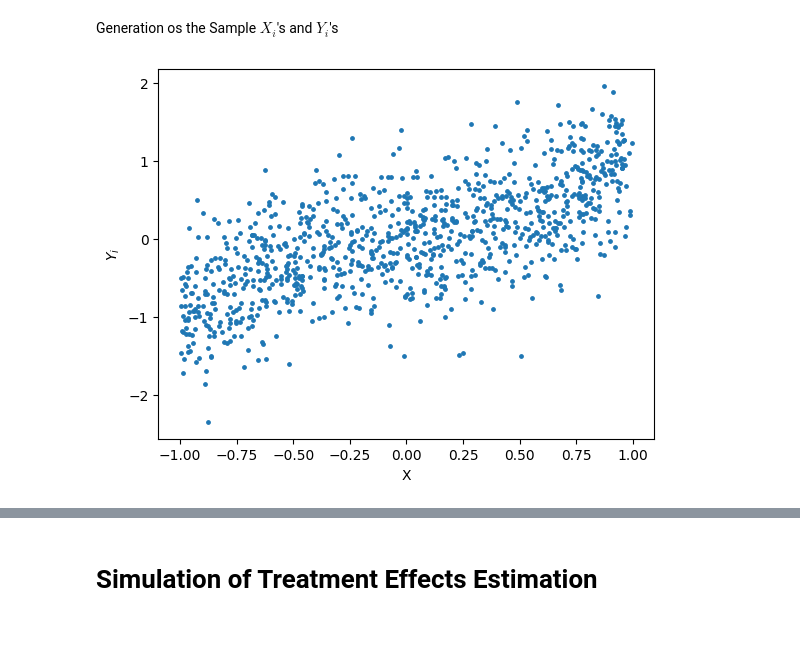
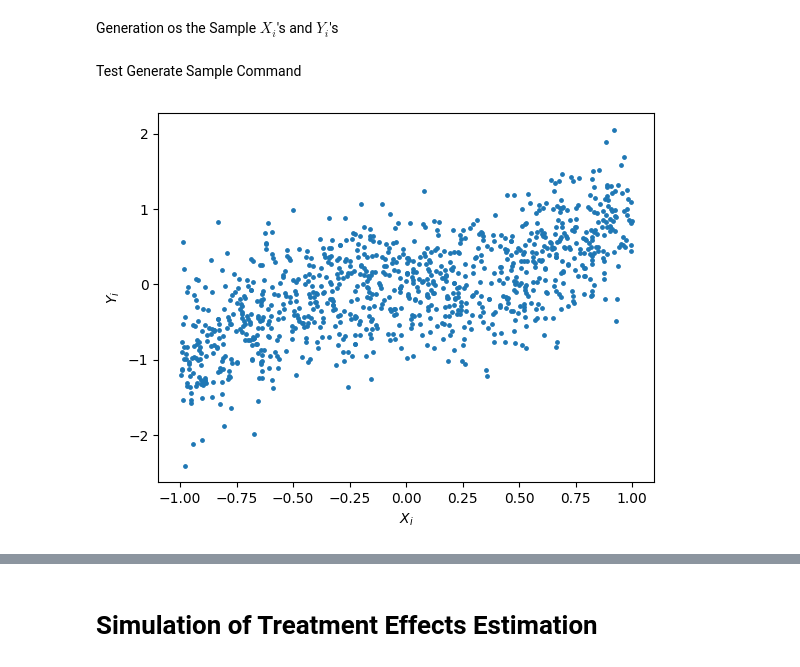
Before and after one commit to FranciscoPortilha/BSc2-Thesis---Robust-RDD, a Jupyter notebook: dev.ipynb, the cells around one changed output, grey strips where cells are left out. Cells and saved outputs as stored; diff of their text form; code cells hidden in the pictures; blank space fills up the shorter version.

```diff
--- a/dev.ipynb
+++ b/dev.ipynb
@@ -246,21 +246,21 @@ Generation of the Outcomes ($Y_{i}$) given the different DGP's
 # %%
 def genY(name, X, tau=0, L=0, alpha=0, beta=0):
     """
-    This function generates a sample of observations from the given DGP
+    This function generates a sample of observations from the given DGP.
 
     Parameters
     ----------
     name: string
-        The name of the DGP to use
+        The name of the DGP to use.
     X : arrray[int]
         The sample of observation to compute the outcome values for.
-    tau : int
+    tau : int, Default value: 0
         The size of the treatment effect. For basic and basic linear model.
-    L : int
+    L : int, Default value: 0
         The parameter used by NR to define the level of misspecification L={0,10,20,30,40}. For the Noack and Rothe model.
-    alpha: int
+    alpha: int, Default value: 0
         The intercept parameter of the equation. For basic linear model.
-    beta: int
+    beta: int, Default value: 0
         The slope parameter of the equation. For basic linear model.
 
     Returns
@@ -284,30 +284,24 @@ Generation os the Sample $X_i$'s and $Y_i$'s
 
 def genSample(name, n, tau=0, L=0, alpha=0, beta=0, printPlot=True):
     """
-    Generate random variable: running variables (X), outcomes (Y), and treatments (T)
+    Generate a sample for RDD analysis: running variables (X), outcomes (Y), and treatments (T)
 
     Parameters
     ----------
-    name: string
-        the name of the DGP to use to generate the sample.
-        Options are: 'Noak', 'Basic', 'Basic Linear'.
+    name: string, Options: 'Noak', 'Basic', 'Basic Linear'
+        The name of the DGP to use to generate the sample.
     n: int
-        the size of the sample
-    tau : int
+        The size of the sample.
+    tau : int, Default value: 0
         The size of the treatment effect. For basic and basic linear model.
-        Default value: 0.
-    L : int
+    L : int, Default value: 0
         The parameter used by NR to define the level of misspecification L={0,10,20,30,40}. For the Noack and Rothe model.
-        Default value: 0.
-    alpha: int
+    alpha: int, Default value: 0
         The intercept parameter of the equation. For basic linear model.
-        Default value: 0.
-    beta: int
+    beta: int, Default value: 0
         The slope parameter of the equation. For basic linear model.
-        Default valu: 0.
-    printPlot: boolean
+    printPlot: boolean, Default value: False
         Defines if a plot is printed with the sample.
-        Default value: False.
 
     Returns
     -------
@@ -325,12 +319,15 @@ def genSample(name, n, tau=0, L=0, alpha=0, beta=0, printPlot=True):
     # Print plot
     if printPlot == True:
         plt.scatter(X,Y,s=6)
-        plt.xlabel('X')
-        plt.ylabel('$Y_{i}$')
+        plt.xlabel('$X_i$')
+        plt.ylabel('$Y_i$')
 
     return sample
+# %% [markdown]
+Test Generate Sample Command
 # %%
 # Options are: 'Noak', 'Basic', 'Basic Linear'
-sample = genSample('Noack',1000,0,printPlot=True)
+sample = genSample('Noack',1000,L=0,printPlot=True)
+sample.to_csv('sample.csv')
 # %% [output]
-[figure, old version]
+[figure, new version]
```
Also changed, not shown: parts of 5 cells of this notebook, 2 other files.
